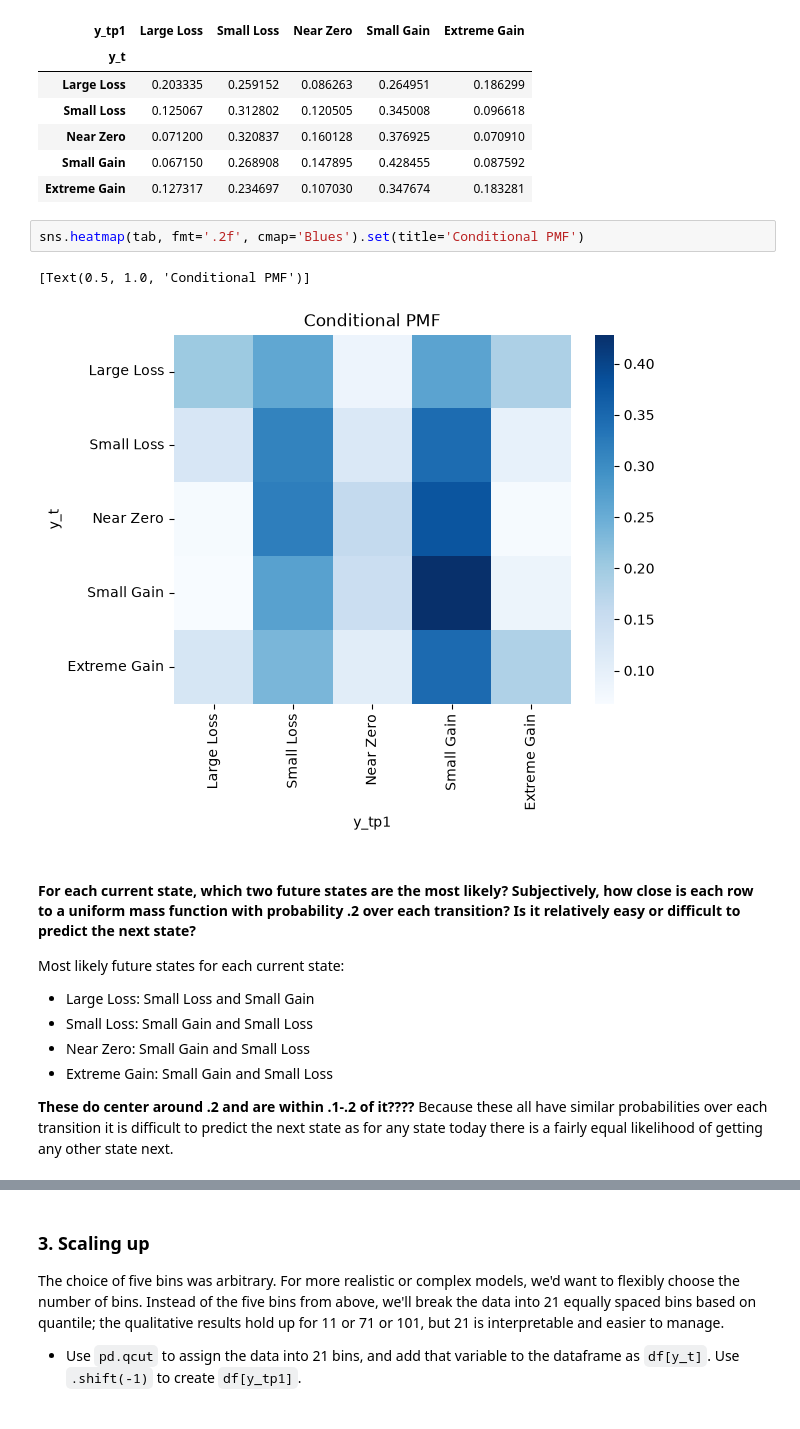
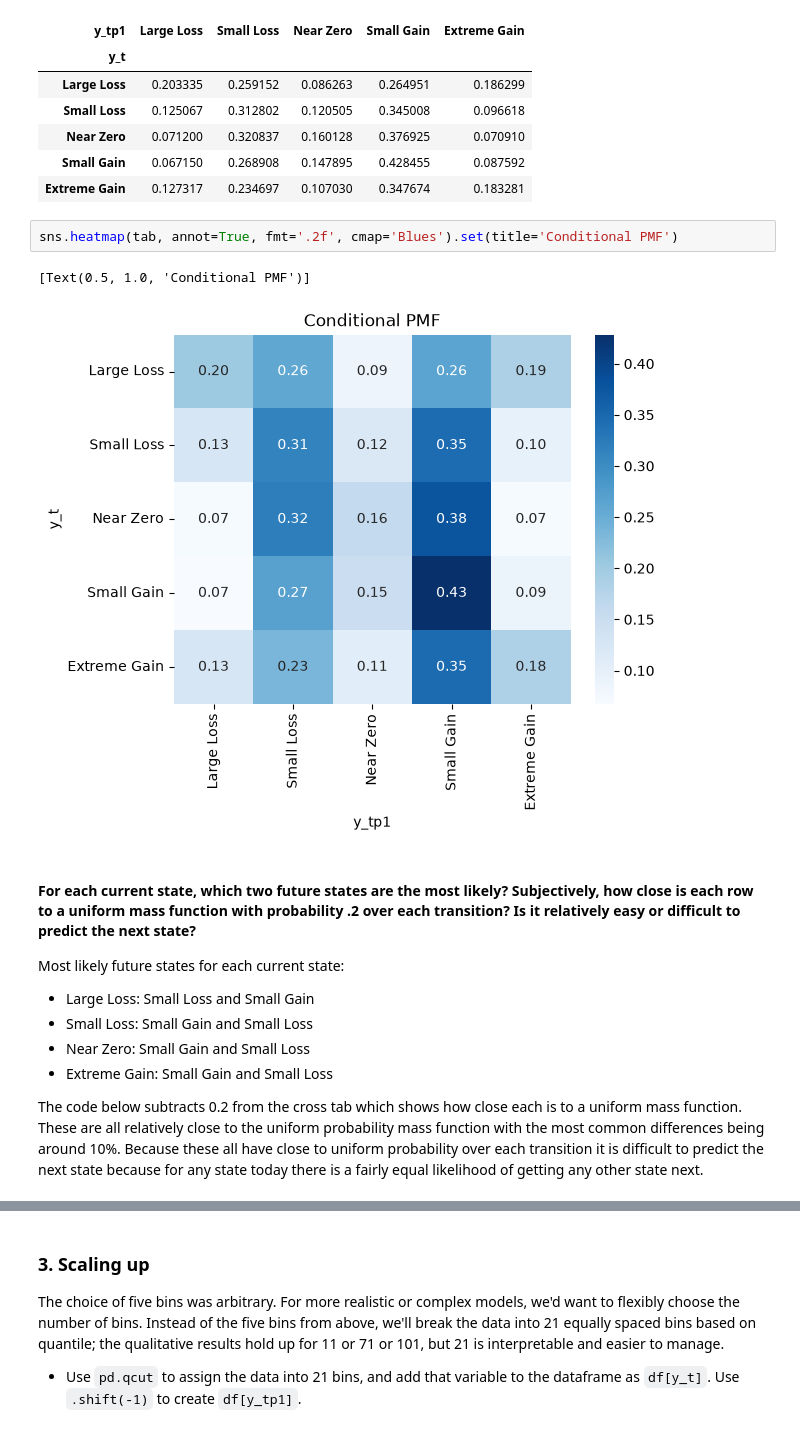
Before and after one commit to madsmith731/uu_markov, a Jupyter notebook: lab_1/lab.ipynb, the cells around one changed output, grey strips where cells are left out. Saved outputs shown, nothing was run; the diff lists cells and outputs as text.

```diff
--- a/lab_1/lab.ipynb
+++ b/lab_1/lab.ipynb
@@ -214,10 +212,10 @@ tab
 | Small Gain | 0.067150 | 0.268908 | 0.147895 | 0.428455 | 0.087592 |
 | Extreme Gain | 0.127317 | 0.234697 | 0.107030 | 0.347674 | 0.183281 |
 # %%
-sns.heatmap(tab, fmt='.2f', cmap='Blues').set(title='Conditional PMF')
+sns.heatmap(tab, annot=True, fmt='.2f', cmap='Blues').set(title='Conditional PMF')
 # %% [output]
 [Text(0.5, 1.0, 'Conditional PMF')]
-[figure, old version]
+[figure, new version]
 # %% [markdown]
 #### For each current state, which two future states are the most likely? Subjectively, how close is each row to a uniform mass function with probability .2 over each transition? Is it relatively easy or difficult to predict the next state?
 
@@ -227,4 +225,4 @@ Most likely future states for each current state:
 - Near Zero: Small Gain and Small Loss
 - Extreme Gain: Small Gain and Small Loss
 
-**These do center around .2 and are within .1-.2 of it????** Because these all have similar probabilities over each transition it is difficult to predict the next state as for any state today there is a fairly equal likelihood of getting any other state next.
+The code below subtracts 0.2 from the cross tab which shows how close each is to a uniform mass function. These are all relatively close to the uniform probability mass function with the most common differences being around 10%. Because these all have close to uniform probability over each transition it is difficult to predict the next state because for any state today there is a fairly equal likelihood of getting any other state next.
```
Also changed, not shown: parts of 13 cells of this notebook.
